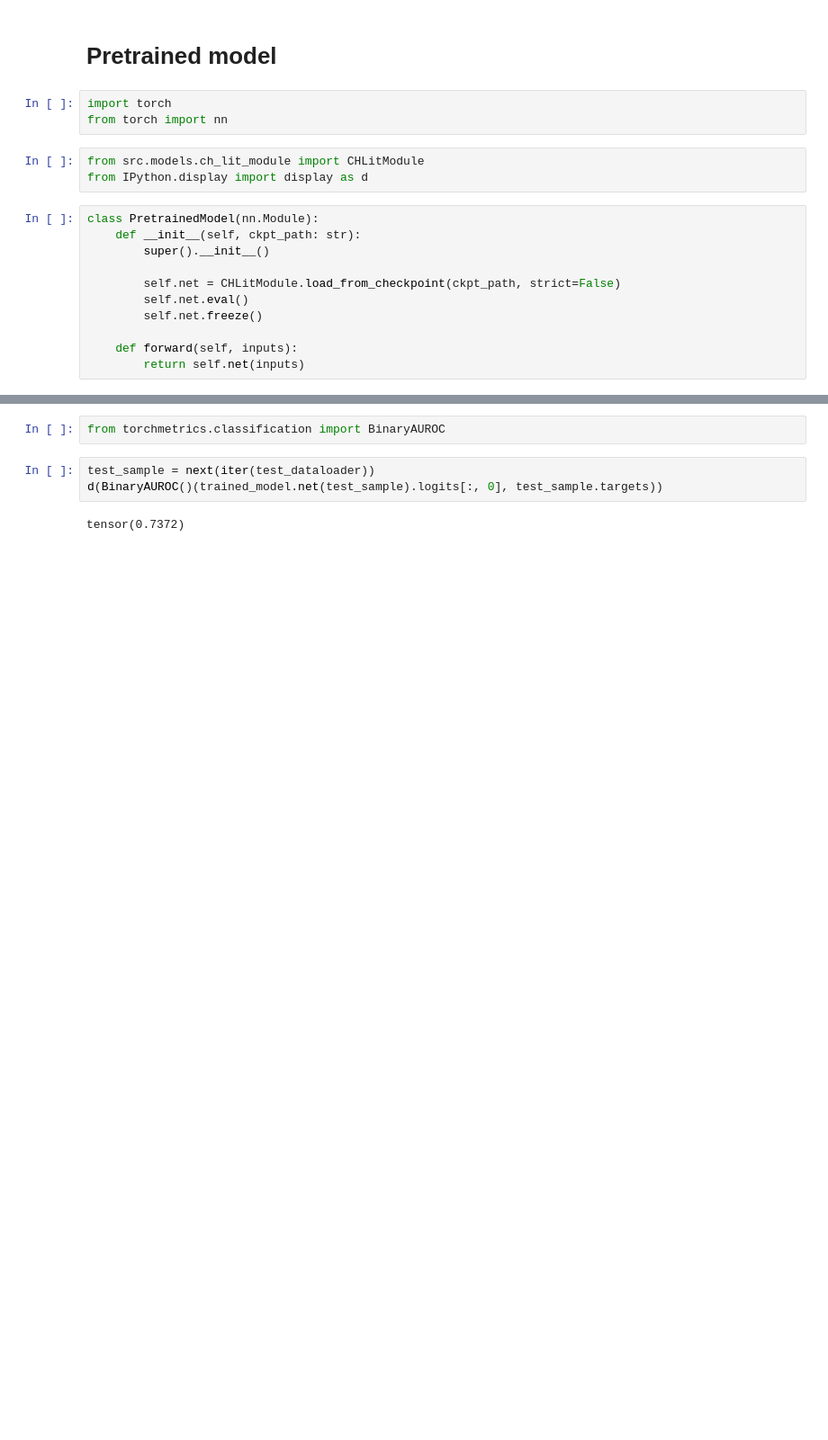
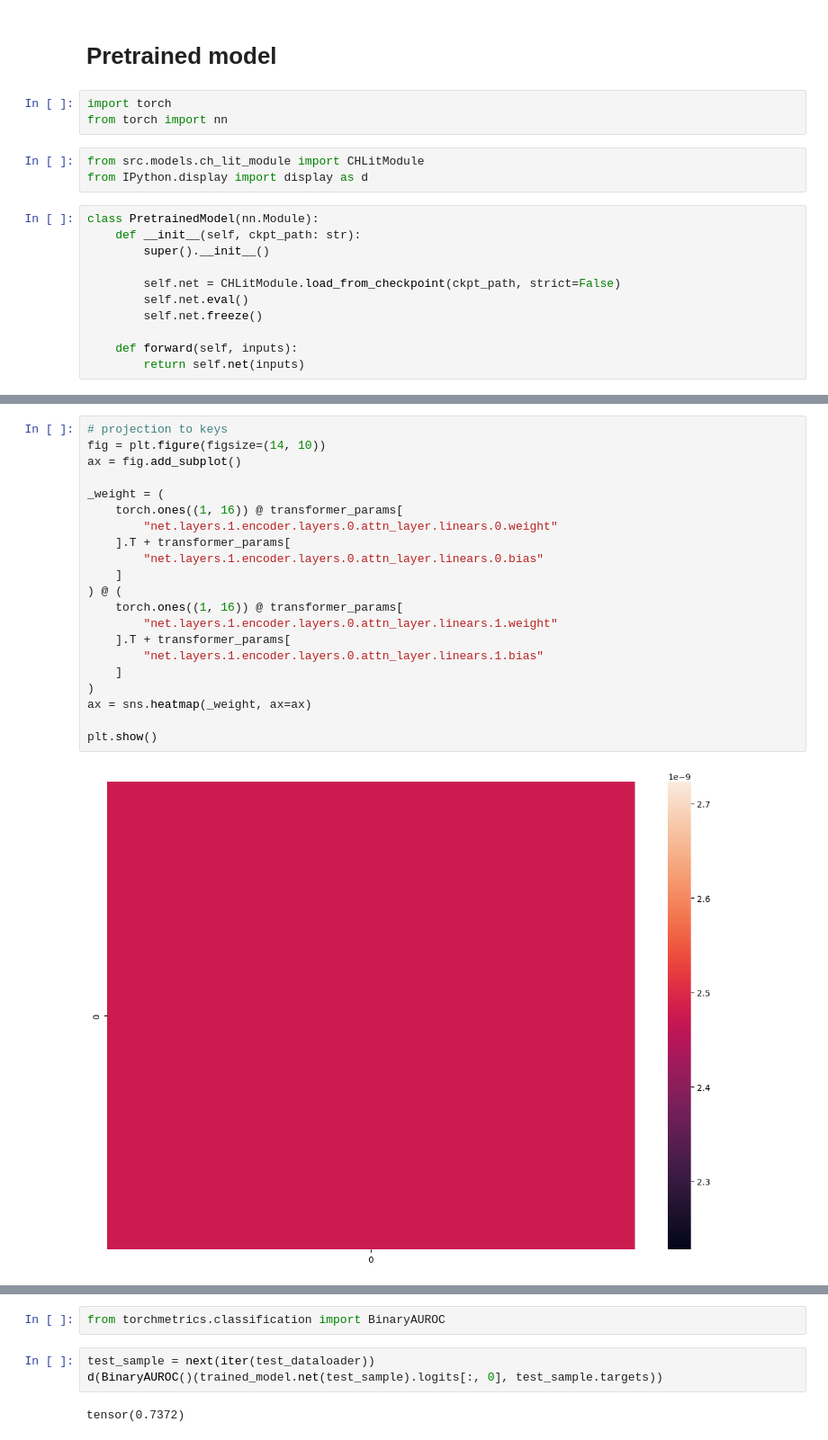
Before and after one commit to Monfin/LHT_credits-history, a Jupyter notebook: LHT_sequences.ipynb, the cells around one changed output, grey strips where cells are left out. Shown at 90% size. Cells and saved outputs as stored; diff of their text form; blank space fills up the shorter version.

```diff
--- a/LHT_sequences.ipynb
+++ b/LHT_sequences.ipynb
@@ -1251,3 +1231,26 @@ d(dict(trained_model.net.named_parameters()))
+# %%
+# projection to keys
+fig = plt.figure(figsize=(14, 10))
+ax = fig.add_subplot()
+
+_weight = (
+    torch.ones((1, 16)) @ transformer_params[
+        "net.layers.1.encoder.layers.0.attn_layer.linears.0.weight"
+    ].T + transformer_params[
+        "net.layers.1.encoder.layers.0.attn_layer.linears.0.bias"
+    ]
+) @ (
+    torch.ones((1, 16)) @ transformer_params[
+        "net.layers.1.encoder.layers.0.attn_layer.linears.1.weight"
+    ].T + transformer_params[
+        "net.layers.1.encoder.layers.0.attn_layer.linears.1.bias"
+    ]
+)
+ax = sns.heatmap(_weight, ax=ax)
+
+plt.show()
+# %% [output]
+[figure, added]
 # %%
 d(trained_model.net)
 # %% [output]
```
Also changed, not shown: parts of 22 cells of this notebook, 13 other files.
